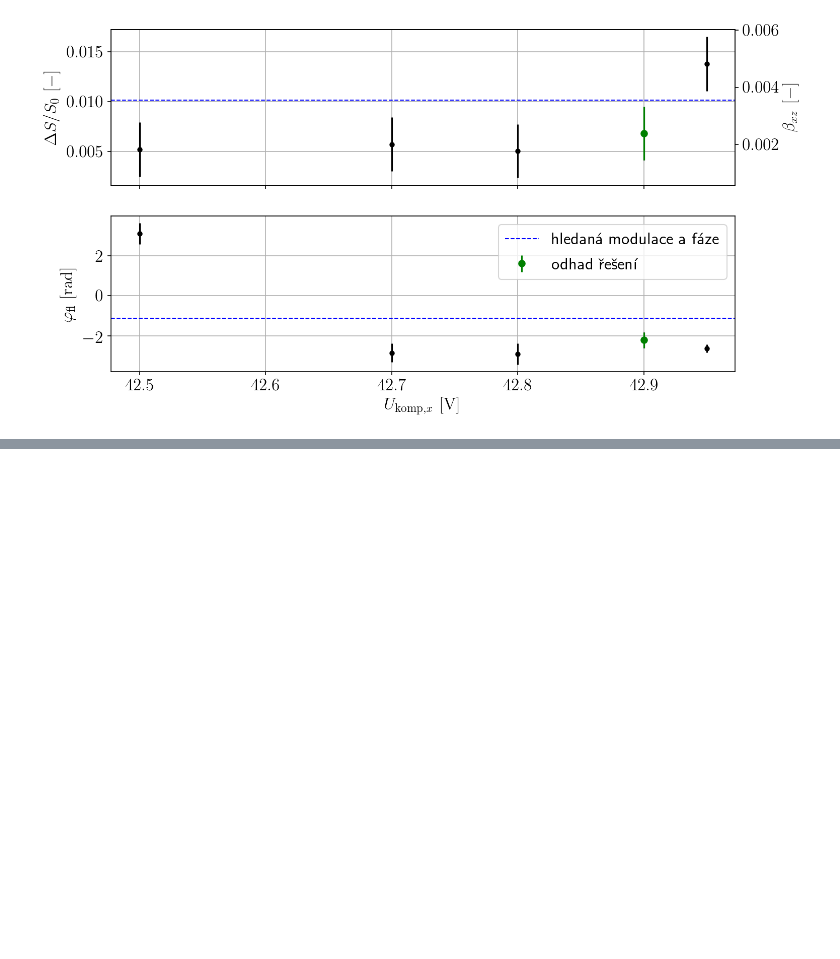
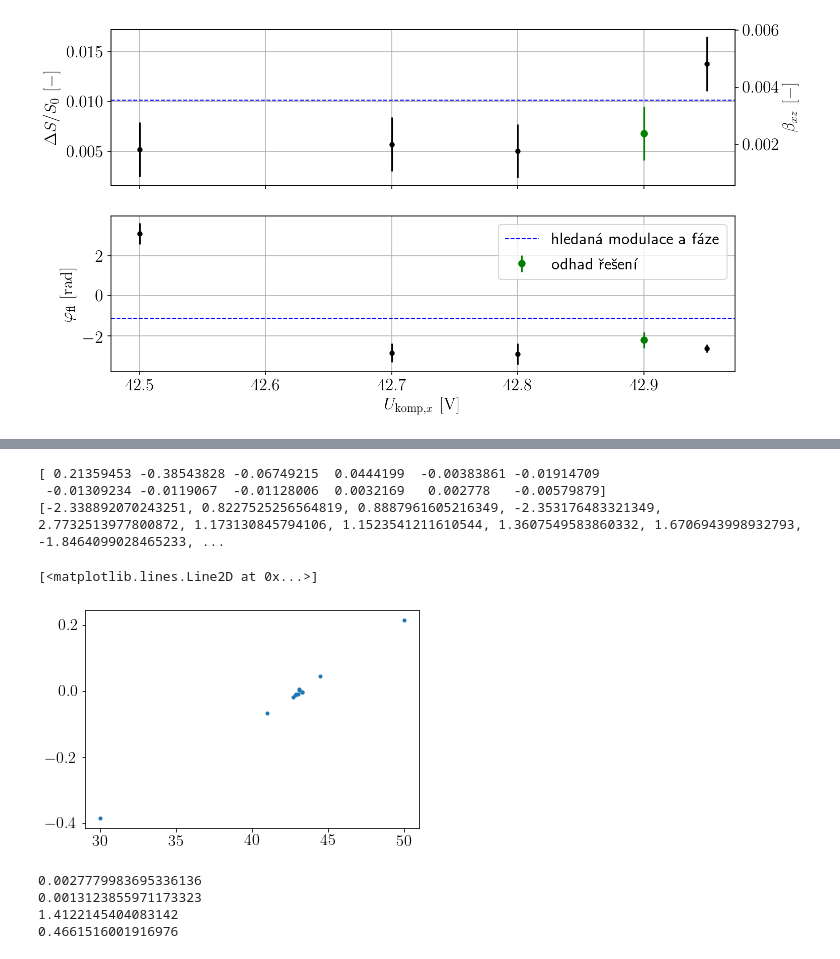
Before and after one commit to dvadlejch/Julia_vypocty_diplomka, a Jupyter notebook: julia_plots/xz_EMM_min_plot.ipynb, the cells around one changed output, grey strips where cells are left out. Cells and saved outputs as stored; diff of their text form; code cells hidden in the pictures; blank space fills up the shorter version.

```diff
--- a/julia_plots/xz_EMM_min_plot.ipynb
+++ b/julia_plots/xz_EMM_min_plot.ipynb
@@ -395,0 +396,43 @@ ax2.grid()
+# %%
+# data import
+#import pandas as pd
+import numpy as np
+
+#data_bezcond = pd.read_csv("axial_EMM_10_03_2020_part1_delim.txt", sep="\t").values
+#voltages_bezcond = pd.read_csv("axial_EMM_10_03_2020_part1_voltages.txt", sep="\t").values
+
+data_p1 = np.genfromtxt("24_05_20_EMM_min_xz_step1_delim.txt", delimiter="\t")[:,:-1]
+voltages_p1 = np.genfromtxt("24_05_20_EMM_min_xz_step1_voltages.txt", delimiter="\t")
+data_p2 = np.genfromtxt("24_05_20_EMM_min_xz_step2_delim.txt", delimiter="\t")[:,:-1]
+voltages_p2 = np.genfromtxt("24_05_20_EMM_min_xz_step2_voltages.txt", delimiter="\t")
+data_p3 = np.genfromtxt("24_05_20_EMM_min_xz_step3_delim.txt", delimiter="\t")[:,:-1]
+voltages_p3 = np.genfromtxt("24_05_20_EMM_min_xz_step3_voltages.txt", delimiter="\t")
+data_p4 = np.genfromtxt("24_05_20_EMM_min_xz_multiple_delim.txt", delimiter="\t")[:,2:-1]
+voltages_p4 = np.genfromtxt("24_05_20_EMM_min_xz_multiple_voltages.txt", delimiter="\t")[2:,:]
+
+
+fotkor=np.concatenate( (data_p1 ,data_p2, data_p3, data_p4) ,axis=1)
+voltages=np.concatenate( (voltages_p1 ,voltages_p2, voltages_p3, voltages_p4) ,axis=0)
+print(voltages)
+
+# pomocne promene
+fotkor_shape = np.shape(fotkor)
+
+# parametry odecitani foton-korelacnich dat
+t_res = 256e-12  # casove rozliseni histogramu v s
+t_measure = [80,80,80,80,80,80, 80, 80,80, 80, 400, 400] # doba nacitani dat v s
+background_photocounts = [170,170,170,170,170,170, 170, 170, 170, 170, 170, 170] # ph/s  tyto fotony jsou rovnomerne rozdeleny v prubehu RF perio
+
+# celkovy pocet fotonu:
+# photon_sum = np.sum(fotkor, axis=0) - t_measure * background_photocounts
+photon_sum = np.sum(fotkor, axis=0) - np.array(t_measure) * np.array(background_photocounts)
+
+hist_sigma = 0.09088658 * np.sqrt( photon_sum )
+
+#------fit
+from EMM_min_func import get_hist_fit
+
+DeltaS_S_ratio, Delta_S_S_ratio_sigma, fot_phi, fot_phi_sigma, x, Omega, Omega_sigma, nu, t_scale = get_hist_fit(fotkor,
+                                                                                                    voltages, t_res, t_measure,
+                                                                                                    background_photocounts, hist_sigma,
+                                                                                                       sign_DeltaS=True, phi0=0.9)
@@ -395,0 +452,22 @@ ax2.grid()
+# %%
+print(DeltaS_S_ratio)
+print(fot_phi)
+# %% [output]
+[ 0.21359453 -0.38543828 -0.06749215  0.0444199  -0.00383861 -0.01914709
+ -0.01309234 -0.0119067  -0.01128006  0.0032169   0.002778   -0.00579879]
+[-2.338892070243251, 0.8227525256564819, 0.8887961605216349, -2.353176483321349, 2.7732513977800872, 1.173130845794106, 1.1523541211610544, 1.3607549583860332, 1.6706943998932793, -1.8464099028465233, ...
+# %%
+plt.plot(voltages[:,2], DeltaS_S_ratio, '.')
+# %% [output]
+[<matplotlib.lines.Line2D at 0x...>]
+[figure, added]
+# %%
+print(DeltaS_S_ratio[10])
+print(Delta_S_S_ratio_sigma[10])
+print(fot_phi[10])
+print(fot_phi_sigma[10])
+# %% [output]
+0.0027779983695336136
+0.0013123855971173323
+1.4122145404083142
+0.4661516001916976
```
Also changed, not shown: parts of 13 cells of this notebook, 26 other files.
